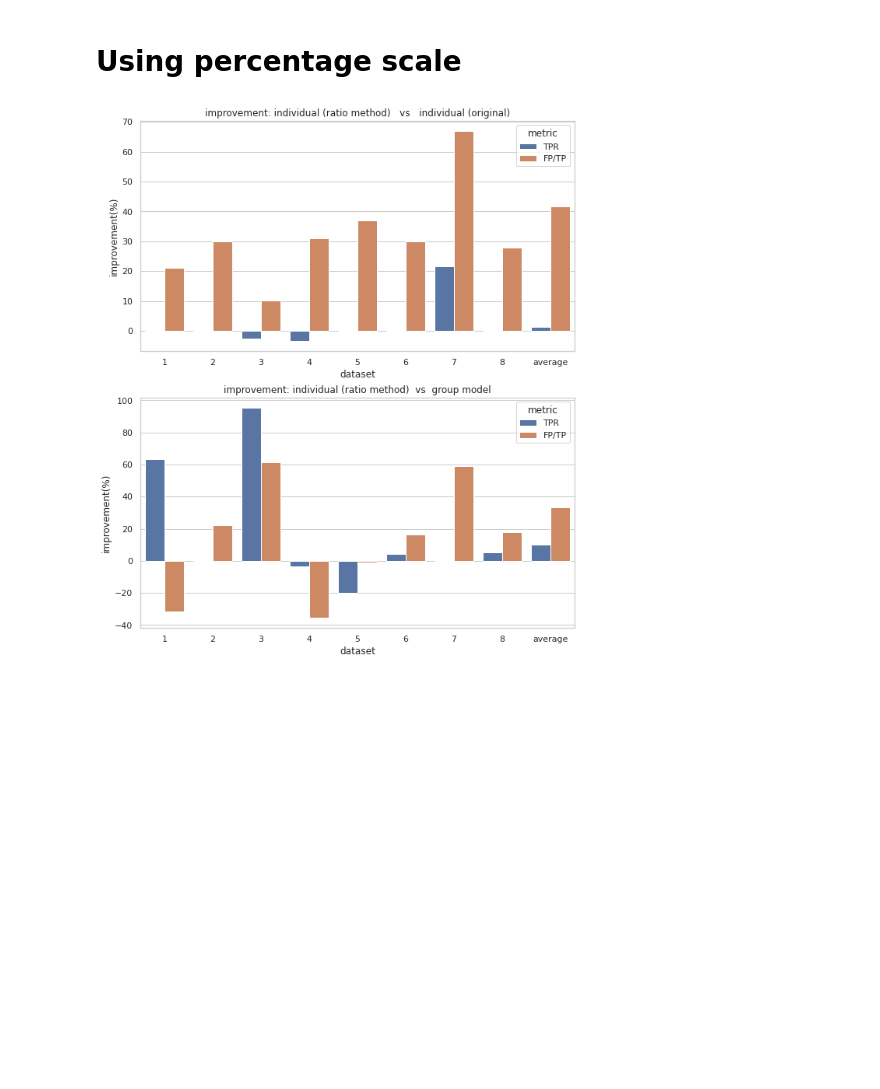
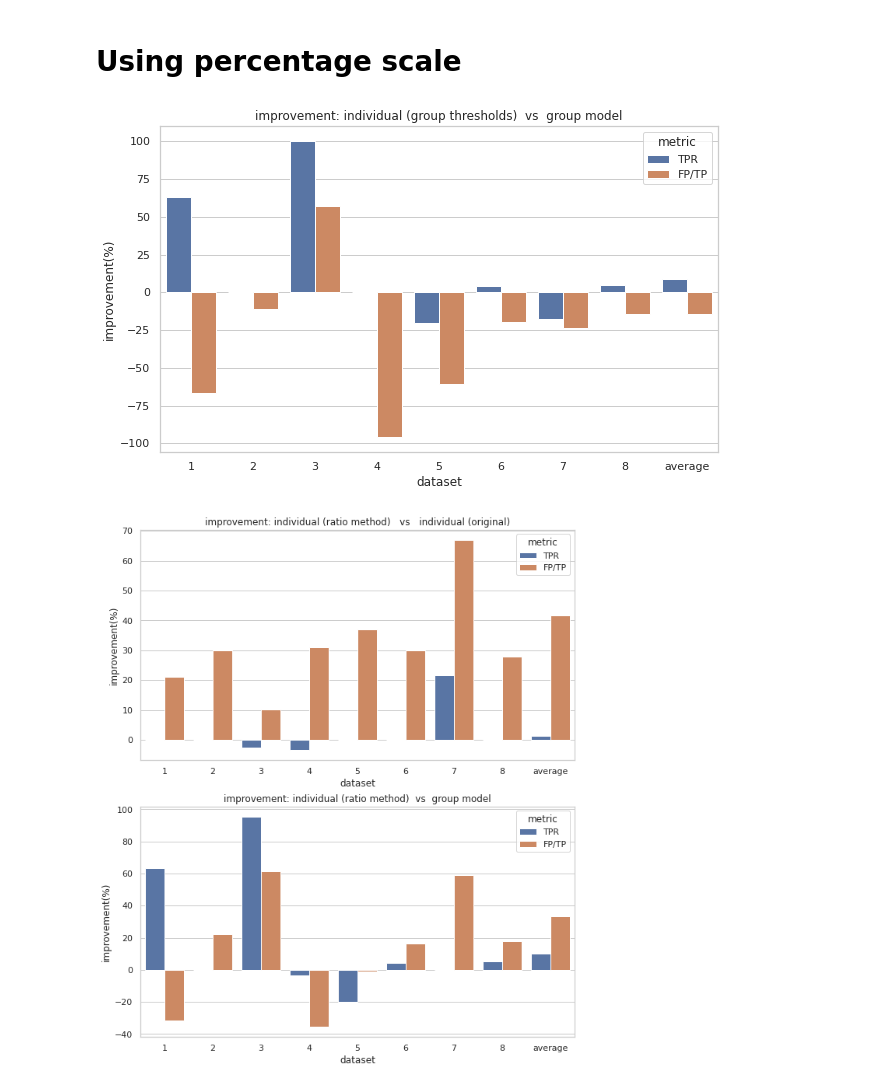
Before and after one commit to wenkangwei/eating-activity-detection, a Jupyter notebook: src/1_3-EDA.ipynb, the cells around one changed output. Drawn from its saved outputs; the diff is of its cells as text; code cells hidden in the pictures; blank space fills up the shorter version.

```diff
--- a/src/1_3-EDA.ipynb
+++ b/src/1_3-EDA.ipynb
@@ -1445,6 +1468,12 @@ compute_improvement_v2(ind_perf_mtpr_ex,group_param_episode_perf_ex,
 [figure]
 # %% [markdown]
 # Using percentage scale
+# %%
+# using group parameters
+compute_improvement_v2(group_param_episode_perf_ex,group_param_episode_perf_ex,
+                       file_name = 'episode_group_param_ex_perc', use_perc=True,title="group thresholds", use_group_th=True)
+# %% [output]
+[figure, added]
 # %%
 compute_improvement_v2(ind_perf_ratio_ex,group_param_episode_perf_ex,
                        file_name = 'episode_improvement_ratio_ex_perc', use_perc=True,title="ratio method")
```
Also changed, not shown: parts of 3 cells of this notebook, 2 other files.
